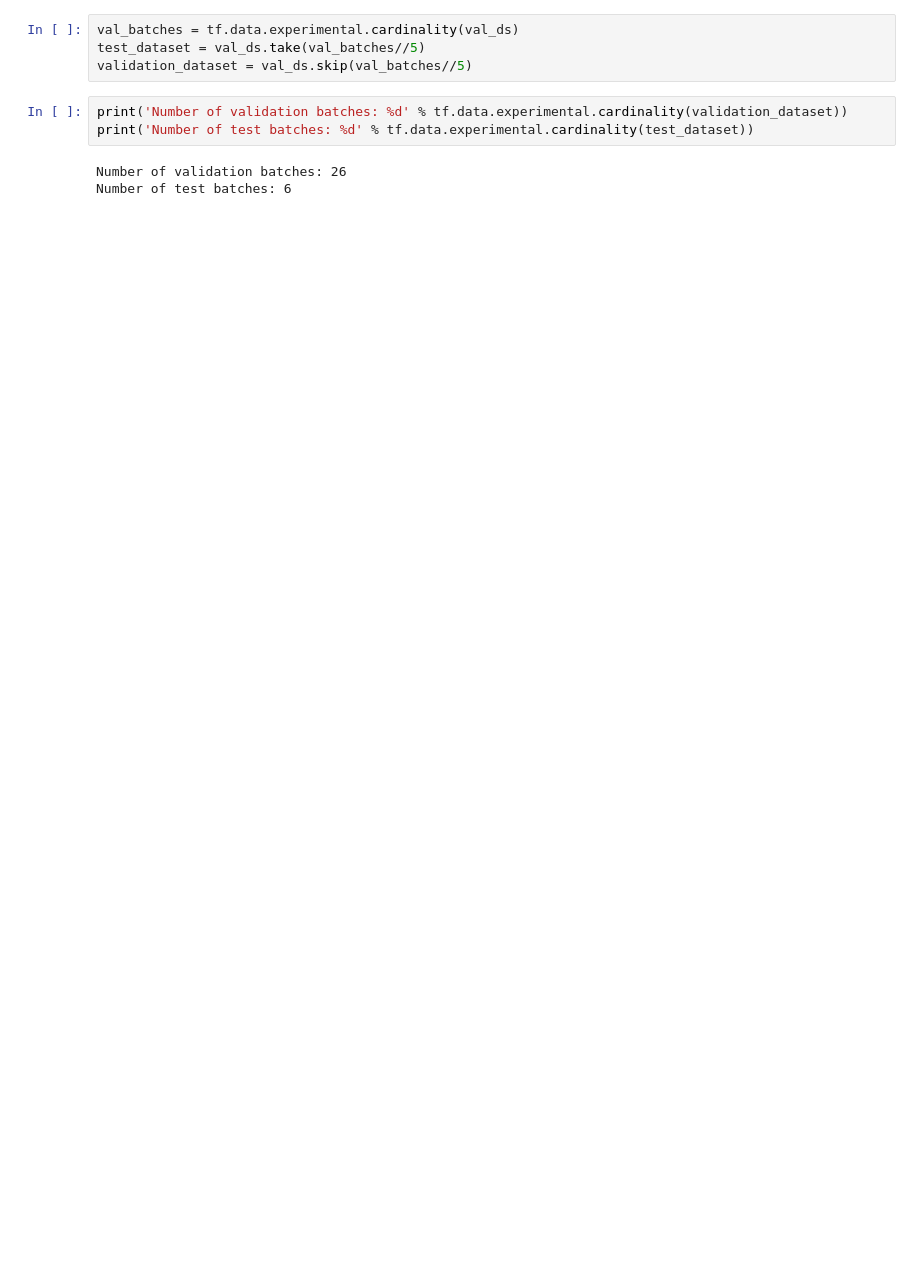
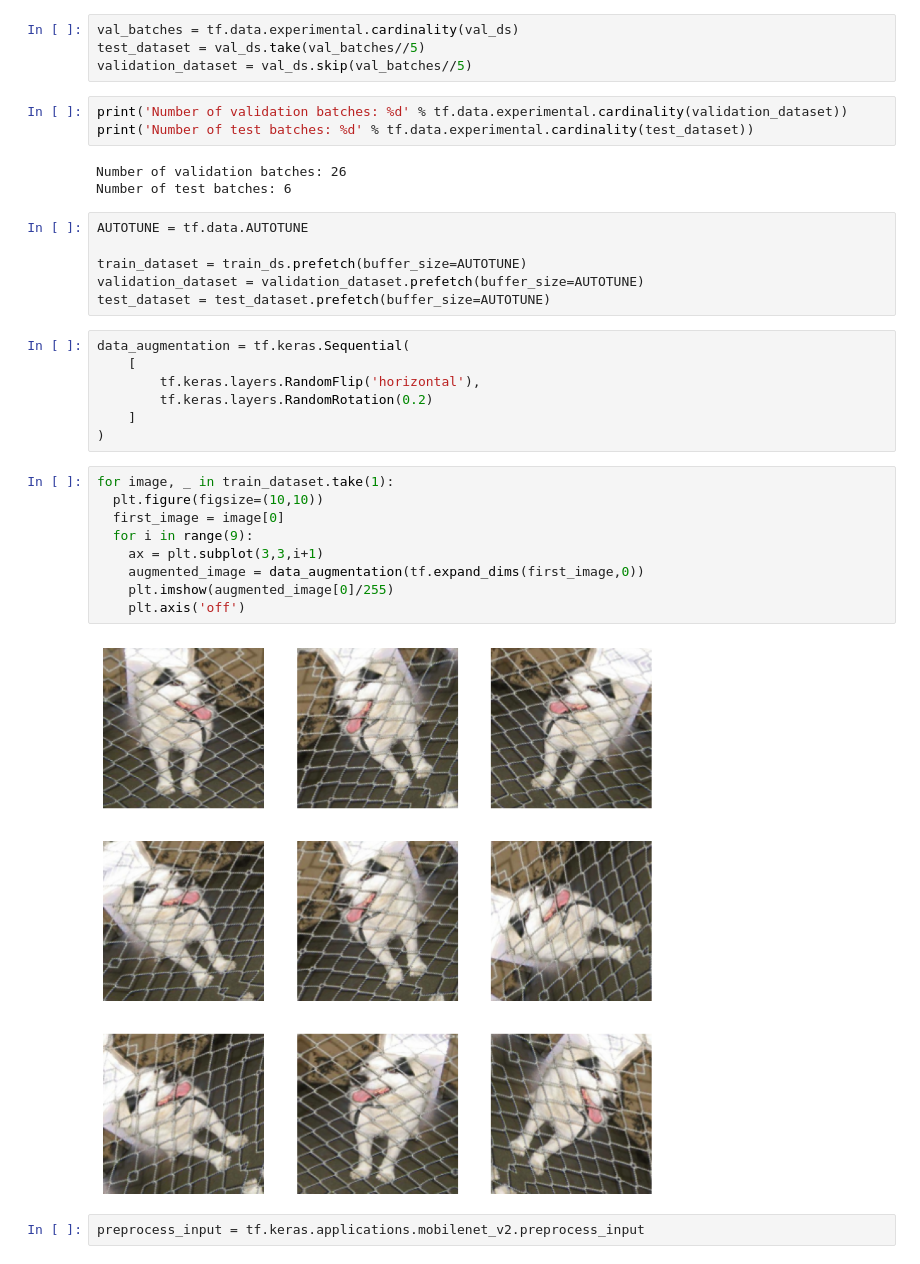
Before and after one commit to GMobinit/cat_dog_recognition_model, a Jupyter notebook: cat_dog_recognition_using_image_dataset_from_directory.ipynb, the cells around one changed output. Saved outputs shown, nothing was run; the diff lists cells and outputs as text; blank space fills up the shorter version.

```diff
--- a/cat_dog_recognition_using_image_dataset_from_directory.ipynb
+++ b/cat_dog_recognition_using_image_dataset_from_directory.ipynb
@@ -67,3 +70,29 @@ print('Number of test batches: %d' % tf.data.experimental.cardinality(test_datas
 # %% [output]
 Number of validation batches: 26
 Number of test batches: 6
+# %%
+AUTOTUNE = tf.data.AUTOTUNE
+
+train_dataset = train_ds.prefetch(buffer_size=AUTOTUNE)
+validation_dataset = validation_dataset.prefetch(buffer_size=AUTOTUNE)
+test_dataset = test_dataset.prefetch(buffer_size=AUTOTUNE)
+# %%
+data_augmentation = tf.keras.Sequential(
+    [
+        tf.keras.layers.RandomFlip('horizontal'),
+        tf.keras.layers.RandomRotation(0.2)
+    ]
+)
+# %%
+for image, _ in train_dataset.take(1):
+  plt.figure(figsize=(10,10))
+  first_image = image[0]
+  for i in range(9):
+    ax = plt.subplot(3,3,i+1)
+    augmented_image = data_augmentation(tf.expand_dims(first_image,0))
+    plt.imshow(augmented_image[0]/255)
+    plt.axis('off')
+# %% [output]
+[figure, added]
+# %%
+preprocess_input = tf.keras.applications.mobilenet_v2.preprocess_input
```
Also changed, not shown: parts of 6 cells of this notebook.
